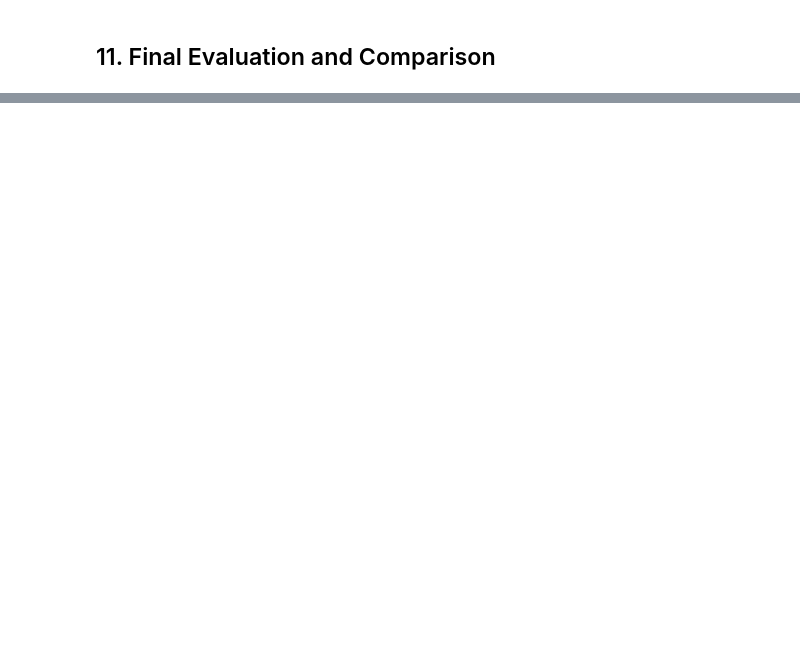
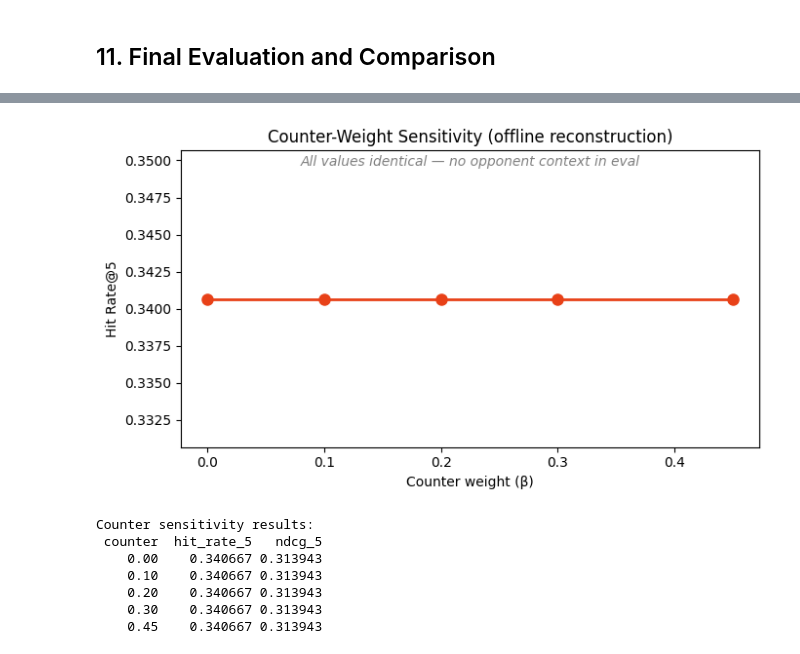
Before and after one commit to sakhnoukh/fightdex, a Jupyter notebook: pokecoach.ipynb, the cells around one changed output, grey strips where cells are left out. Cells and saved outputs as stored; diff of their text form; code cells hidden in the pictures; blank space fills up the shorter version.

```diff
--- a/pokecoach.ipynb
+++ b/pokecoach.ipynb
@@ -405,0 +513,21 @@ plt.show()
+# %%
+import pandas as pd
+import matplotlib.pyplot as plt
+import seaborn as sns
+import json
+from pathlib import Path
+
+REP = 'reports'
+
+# Load tuning outputs
+hybrid_df  = pd.read_csv(f'{REP}/tuning_hybrid_weights.csv')
+counter_df = pd.read_csv(f'{REP}/tuning_counter_sensitivity.csv')
+svd_df     = pd.read_csv(f'{REP}/tuning_svd_components.csv')
+nmf_df     = pd.read_csv(f'{REP}/tuning_nmf_components.csv')
+best       = json.loads(Path(f'{REP}/tuning_best_params.json').read_text())
+
+print(f"Hybrid grid:    {len(hybrid_df)} configs")
+print(f"Counter sweep:  {len(counter_df)} configs")
+print(f"SVD components: {len(svd_df)} configs")
+print(f"NMF components: {len(nmf_df)} configs")
+print(f"\nBest params: {json.dumps(best, indent=2)}")
@@ -405,0 +597,24 @@ plt.show()
+# %%
+fig, ax = plt.subplots(figsize=(7, 4))
+ax.plot(counter_df['counter'], counter_df['hit_rate_5'], 'o-', color='#e84118', markersize=8, linewidth=2)
+ax.set_xlabel('Counter weight (β)')
+ax.set_ylabel('Hit Rate@5')
+ax.set_title('Counter-Weight Sensitivity (offline reconstruction)')
+ax.set_ylim(counter_df['hit_rate_5'].min() - 0.01, counter_df['hit_rate_5'].max() + 0.01)
+ax.annotate('All values identical — no opponent context in eval',
+            xy=(0.5, 0.95), xycoords='axes fraction', ha='center',
+            fontsize=10, color='gray', fontstyle='italic')
+plt.tight_layout()
+plt.show()
+
+print("Counter sensitivity results:")
+print(counter_df[['counter', 'hit_rate_5', 'ndcg_5']].to_string(index=False))
+# %% [output]
+[figure, added]
+Counter sensitivity results:
+ counter  hit_rate_5   ndcg_5
+    0.00    0.340667 0.313943
+    0.10    0.340667 0.313943
+    0.20    0.340667 0.313943
+    0.30    0.340667 0.313943
+    0.45    0.340667 0.313943
```
Also changed, not shown: parts of 53 cells of this notebook, 1 other file.
